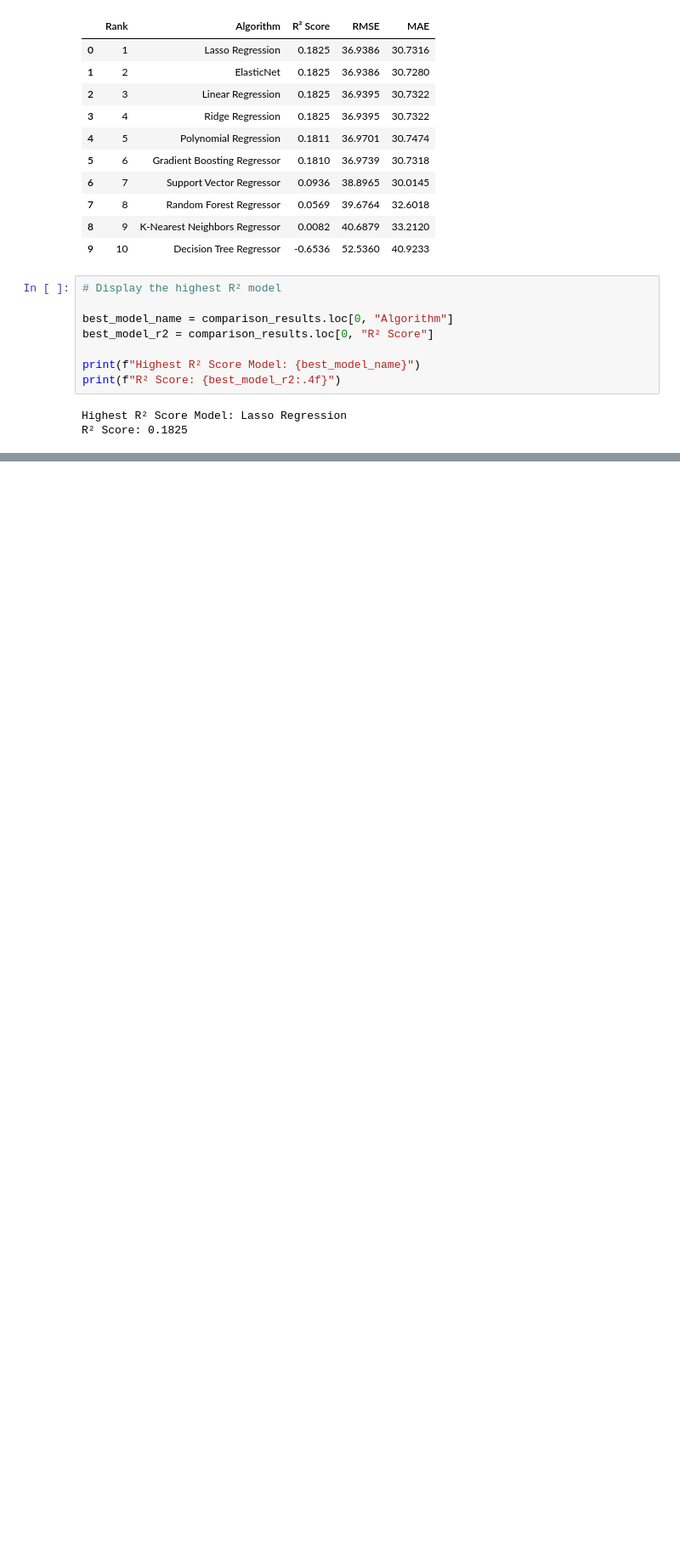
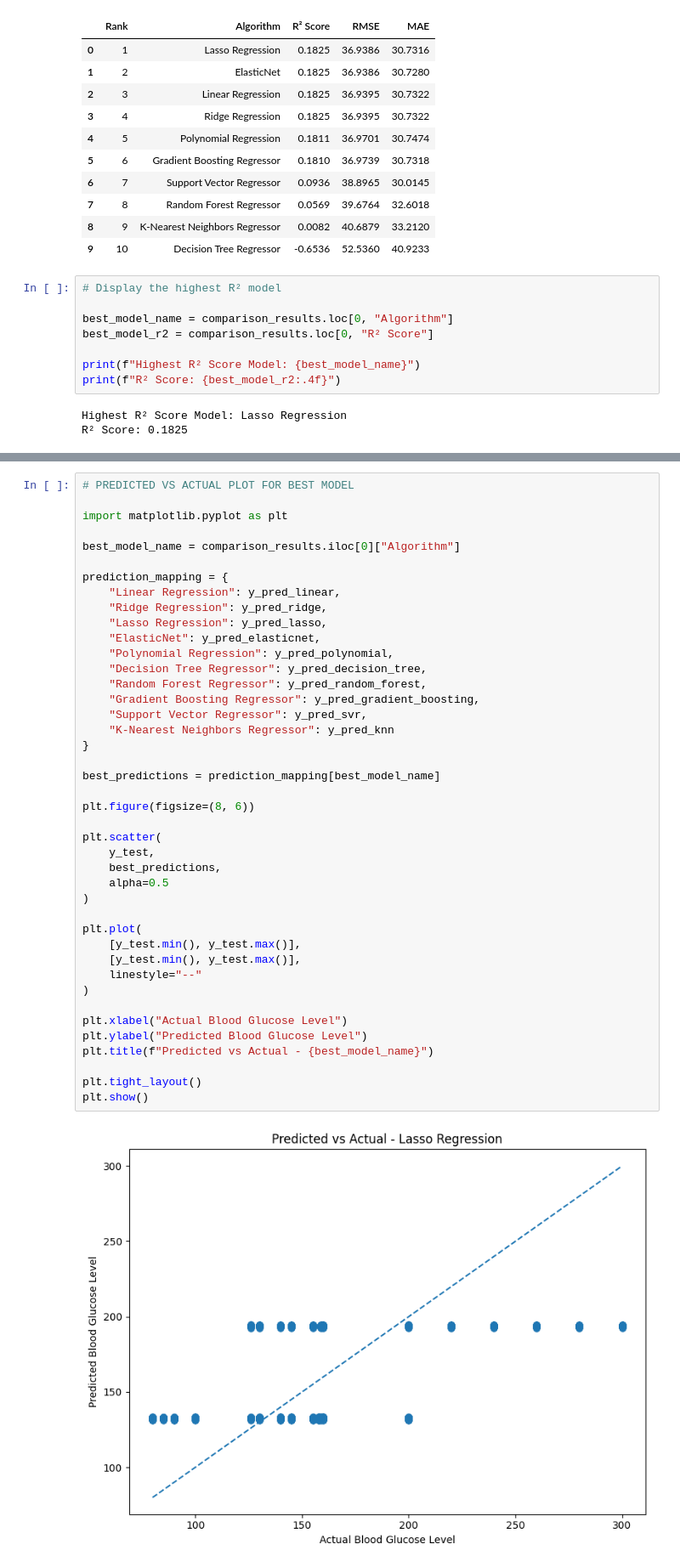
Before and after one commit to renexaan/glucotrack, a Jupyter notebook: notebooks/regression.ipynb, the cells around one changed output, grey strips where cells are left out. Shown at 85% size. Cells and saved outputs as stored; diff of their text form; blank space fills up the shorter version.

Commit message:
Add regression validation tuning and visualizations

```diff
--- a/notebooks/regression.ipynb
+++ b/notebooks/regression.ipynb
@@ -1536,0 +1850,44 @@ R² Score: 0.1825
+# %%
+# PREDICTED VS ACTUAL PLOT FOR BEST MODEL
+
+import matplotlib.pyplot as plt
+
+best_model_name = comparison_results.iloc[0]["Algorithm"]
+
+prediction_mapping = {
+    "Linear Regression": y_pred_linear,
+    "Ridge Regression": y_pred_ridge,
+    "Lasso Regression": y_pred_lasso,
+    "ElasticNet": y_pred_elasticnet,
+    "Polynomial Regression": y_pred_polynomial,
+    "Decision Tree Regressor": y_pred_decision_tree,
+    "Random Forest Regressor": y_pred_random_forest,
+    "Gradient Boosting Regressor": y_pred_gradient_boosting,
+    "Support Vector Regressor": y_pred_svr,
+    "K-Nearest Neighbors Regressor": y_pred_knn
+}
+
+best_predictions = prediction_mapping[best_model_name]
+
+plt.figure(figsize=(8, 6))
+
+plt.scatter(
+    y_test,
+    best_predictions,
+    alpha=0.5
+)
+
+plt.plot(
+    [y_test.min(), y_test.max()],
+    [y_test.min(), y_test.max()],
+    linestyle="--"
+)
+
+plt.xlabel("Actual Blood Glucose Level")
+plt.ylabel("Predicted Blood Glucose Level")
+plt.title(f"Predicted vs Actual - {best_model_name}")
+
+plt.tight_layout()
+plt.show()
+# %% [output]
+[figure, added]
```
Also changed, not shown: parts of 16 cells of this notebook.
